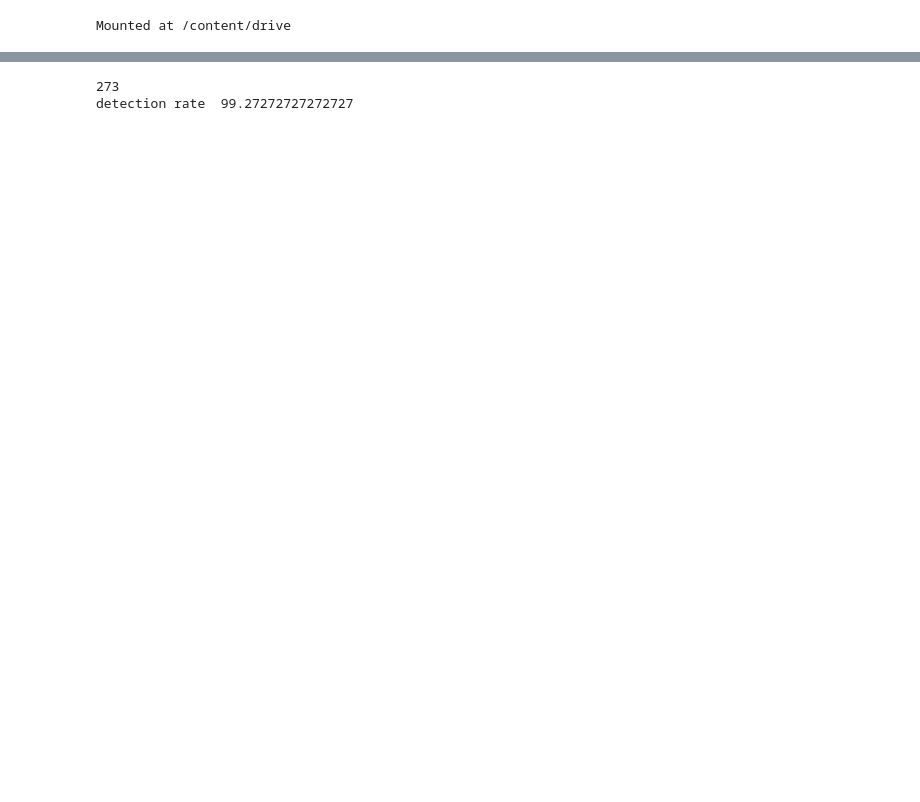
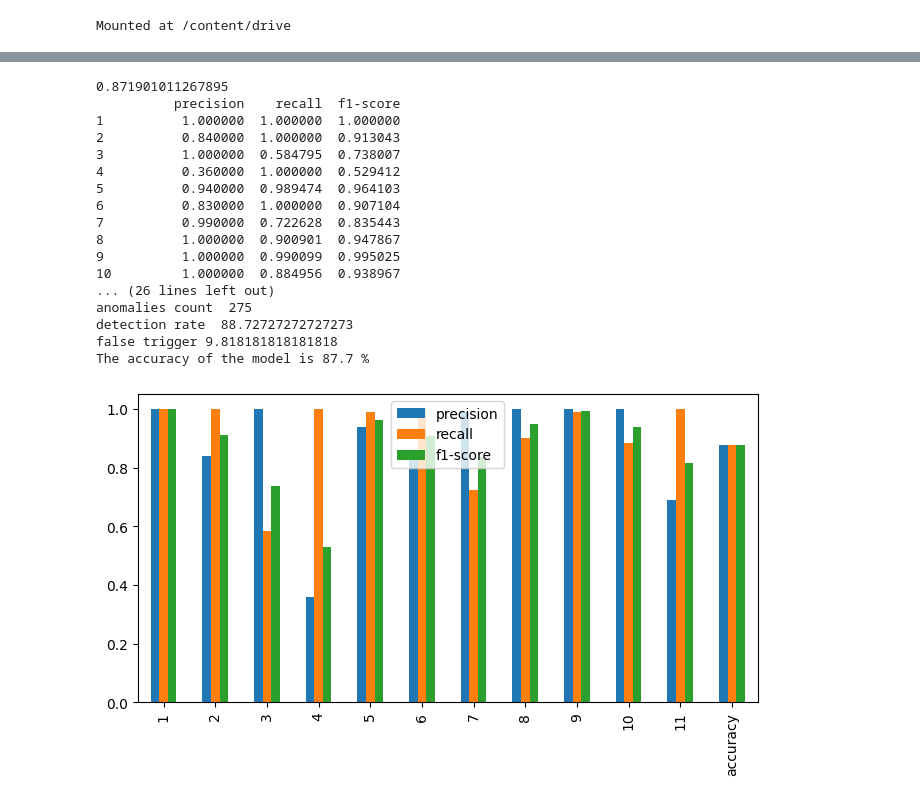
Before and after one commit to XBACTYN/DB_Anomaly_Detection, a Jupyter notebook: neural2.ipynb, the cells around one changed output, grey strips where cells are left out. Drawn from its saved outputs; the diff is of its cells as text; code cells hidden in the pictures; blank space fills up the shorter version.

```diff
--- a/neural2.ipynb
+++ b/neural2.ipynb
@@ -211,11 +202,49 @@ m.result().numpy()
-# %%
-diff_values = sum(el1 !=el2 for el1,el2 in zip(y[:anomalies_count],y_test_anomalies[:anomalies_count]))
-print(diff_values)
-detection_rate = (diff_values/anomalies_count)*100
-print('detection rate ',detection_rate)
-# %% [output]
-273
-detection rate  99.27272727272727
+# %%
+    report = classification_report(y, y_test,output_dict=True)
+    df = pd.DataFrame(report).transpose()[:12]
+    print(df['f1-score'].mean())
+    df = df.drop('support', axis=1)
+    print(df)
+    df.plot( figsize= (8,4),kind='bar')
+
+
+    anomalies_count = count
+    print(y[:count])
+    print(y_test_anomalies[:count])
+    anomal_values = sum(el1 == el2 and el1 != el3 for el1, el2, el3 in zip(y[:count], y_test[:count], y_test_anomalies[:count]))
+    detection_rate = (anomal_values / anomalies_count) * 100
+    print('anomalies count ', anomalies_count)
+    print('detection rate ', detection_rate)
+
+    false_anomalies = sum(
+        el1 != el2 and el1 != el3 for el1, el2, el3 in zip(y[:count], y_test[:count], y_test_anomalies[:count]))
+    false_positive_rate = (false_anomalies / count) * 100
+    print('false trigger', false_positive_rate)
+
+    accuracy_score(y_test, y)
+    print(f"The accuracy of the model is {round(accuracy_score(y_test, y), 3) * 100} %")
+    # plot_confusion_matrix(y_test,y_pred,'Истинные',vector_type)
+    # plot_confusion_matrix(y_test_anomalies[:count],y[:count],'Аномальные',vector_type)
+    plt.show()
+# %% [output]
+0.871901011267895
+          precision    recall  f1-score
+1          1.000000  1.000000  1.000000
+2          0.840000  1.000000  0.913043
+3          1.000000  0.584795  0.738007
+4          0.360000  1.000000  0.529412
+5          0.940000  0.989474  0.964103
+6          0.830000  1.000000  0.907104
+7          0.990000  0.722628  0.835443
+8          1.000000  0.900901  0.947867
+9          1.000000  0.990099  0.995025
+10         1.000000  0.884956  0.938967
+... (26 lines left out)
+anomalies count  275
+detection rate  88.72727272727273
+false trigger 9.818181818181818
+The accuracy of the model is 87.7 %
+[figure, added]
 # %%
 loss_plt(history)
 accuracy_plt(history)
```
Also changed, not shown: parts of 24 cells of this notebook.
